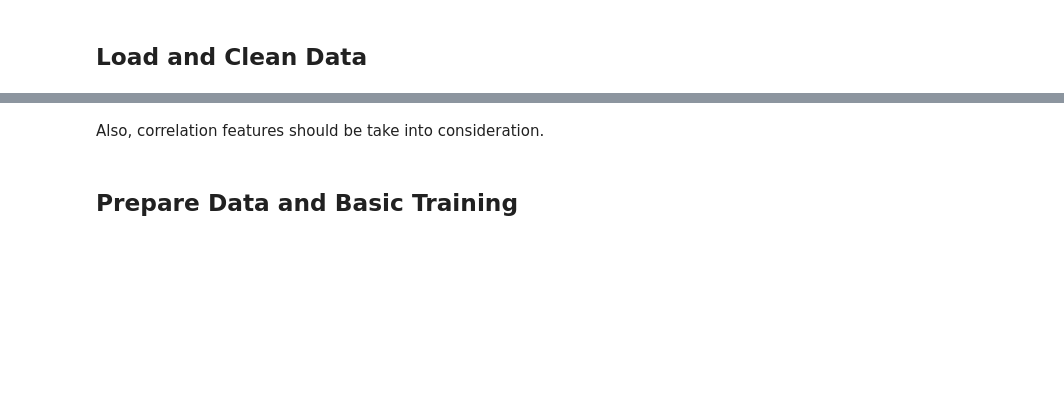
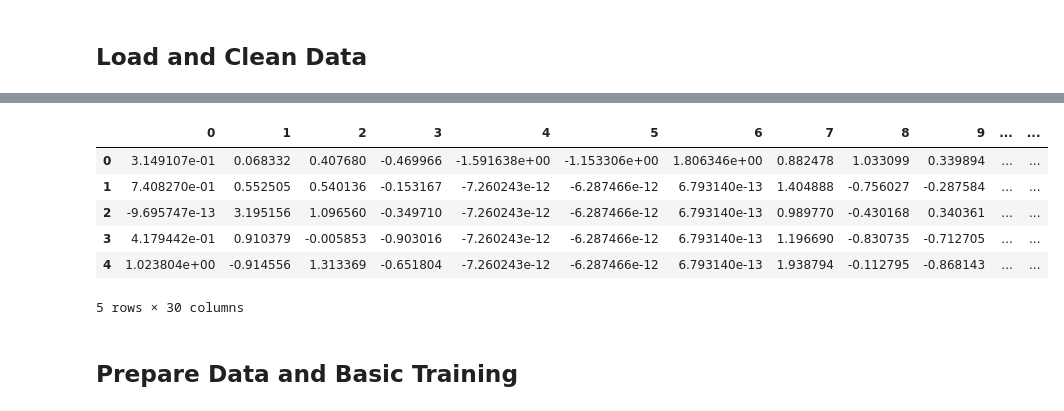
Before and after one commit to sting1000/ml-2018-project1-, a Jupyter notebook: Project1_ML.ipynb, the cells around one changed output, grey strips where cells are left out. Drawn from its saved outputs; the diff is of its cells as text; code cells hidden in the pictures; blank space fills up the shorter version.

```diff
--- a/Project1_ML.ipynb
+++ b/Project1_ML.ipynb
@@ -51,14 +46,22 @@ Here is our plan:
 # %%
 #load train dataset
 y, x, ids = load_csv_data("train.csv")
-
-#replace -999 with 0
-x[x==-999] = 0
-
-# Standardizing it by features
-x, _, _ = standardize(x)
-# %% [markdown]
-Also, correlation features should be take into consideration.
+# %%
+#replace mising value by mean
+for column in range(x.shape[1]):
+    x[:, column] = replace_nan(x[:, column], -999)
+
+# Standardizing it by features
+x, _, _ = standardize(x)
+pd.DataFrame(x).head()
+# %% [output]
+|  | 0 | 1 | 2 | 3 | 4 | 5 | 6 | 7 | 8 | 9 | ... | ... |
+| 0 | 3.149107e-01 | 0.068332 | 0.407680 | -0.469966 | -1.591638e+00 | -1.153306e+00 | 1.806346e+00 | 0.882478 | 1.033099 | 0.339894 | ... | ... |
+| 1 | 7.408270e-01 | 0.552505 | 0.540136 | -0.153167 | -7.260243e-12 | -6.287466e-12 | 6.793140e-13 | 1.404888 | -0.756027 | -0.287584 | ... | ... |
+| 2 | -9.695747e-13 | 3.195156 | 1.096560 | -0.349710 | -7.260243e-12 | -6.287466e-12 | 6.793140e-13 | 0.989770 | -0.430168 | 0.340361 | ... | ... |
+| 3 | 4.179442e-01 | 0.910379 | -0.005853 | -0.903016 | -7.260243e-12 | -6.287466e-12 | 6.793140e-13 | 1.196690 | -0.830735 | -0.712705 | ... | ... |
+| 4 | 1.023804e+00 | -0.914556 | 1.313369 | -0.651804 | -7.260243e-12 | -6.287466e-12 | 6.793140e-13 | 1.938794 | -0.112795 | -0.868143 | ... | ... |
+5 rows × 30 columns
 # %% [markdown]
 ## Prepare Data and Basic Training
 # %% [markdown]
```
Also changed, not shown: parts of 11 cells of this notebook, 1 other file.
